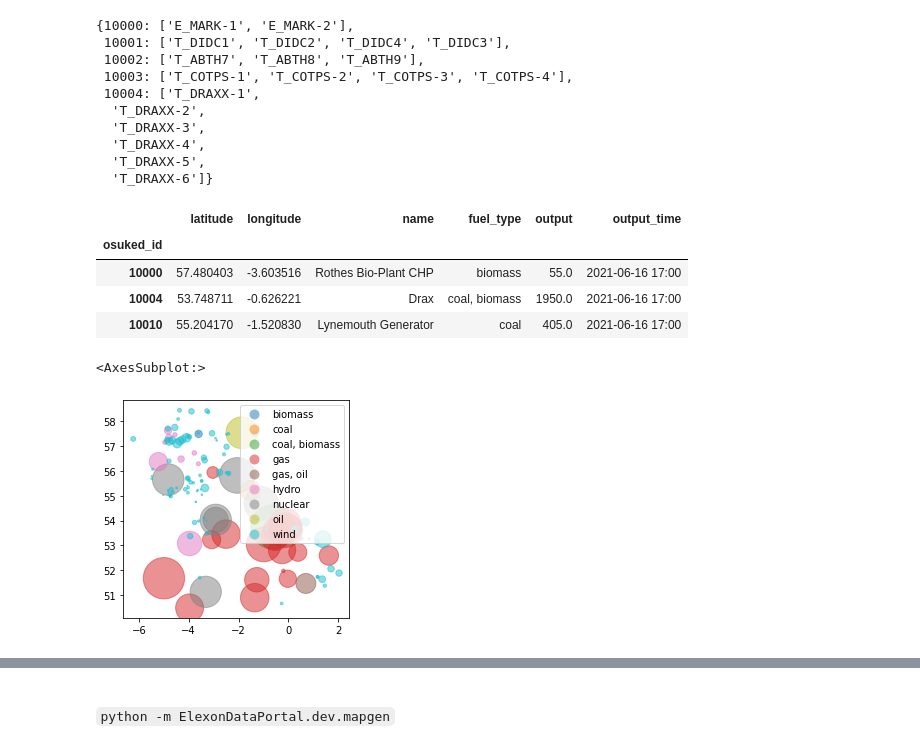
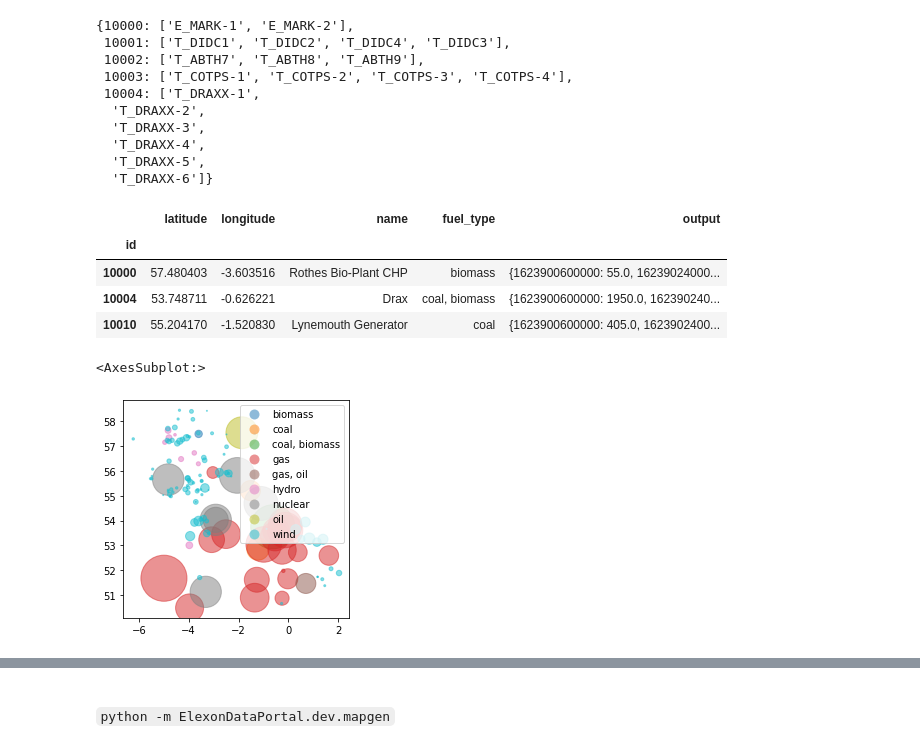
Before and after one commit to OSUKED/ElexonDataPortal, a Jupyter notebook: nbs/09-map-gen.ipynb, the cells around one changed output, grey strips where cells are left out. Cells and saved outputs as stored; diff of their text form; code cells hidden in the pictures.

```diff
--- a/nbs/09-map-gen.ipynb
+++ b/nbs/09-map-gen.ipynb
@@ -173,9 +175,24 @@ pct_output_coverage = df_PN.sum()[bmu_ids_with_metadata_and_output].sum()/df_PN.
 # print(f"{pct_site_coverage:.0%} of the sites have coverage, making up {pct_output_coverage:.0%} of the total power output. The following are missing:\n{', '.join(bmu_ids_without_metadata)}")
 # %%
 #exports
+def extract_PN_ts(df_PN, bmu_ids):
+    matching_output_bmu_ids = df_PN.columns.intersection(bmu_ids)
+    output_match = matching_output_bmu_ids.size > 0
+
+    if output_match == False:
+        return None
+
+    s_PN = df_PN[matching_output_bmu_ids].sum(axis=1).resample('30T').mean()
+    s_PN.index = (s_PN.index - pd.to_datetime(0, unit='s')).total_seconds().astype(int) * 1000
+
+    s_PN = s_PN.fillna(0)
+    s_PN[s_PN<0] = 0
+    PN_ts = s_PN.to_dict()
+
+    return PN_ts
+
 def construct_map_df(
-    s_PN,
-    most_recent_available_dt,
+    df_PN,
     osuked_id_to_bmu_ids,
     osuked_id_to_lat_lon,
     osuked_id_to_fuel_type,
@@ -186,32 +203,31 @@ def construct_map_df(
     for osuked_id, bmu_ids in osuked_id_to_bmu_ids.items():
         lat_lon_match = osuked_id in osuked_id_to_lat_lon.keys()
 
-        matching_output_bmu_ids = s_PN.index.intersection(bmu_ids)
-        output_match = matching_output_bmu_ids.size > 0
+        PN_ts = extract_PN_ts(df_PN, bmu_ids)
 
-        if lat_lon_match and output_match:
-            site_data = osuked_id_to_lat_lon[osuked_id]
-            site_data.update({'osuked_id': osuked_id})
-            site_data.update({'name': osuked_id_to_name[osuked_id]})
-            site_data.update({'fuel_type': osuked_id_to_fuel_type[osuked_id]})
-            site_data.update({'output': s_PN[matching_output_bmu_ids].sum()})
-            site_data.update({'output_time': most_recent_available_dt.strftime('%Y-%m-%d %H:%M')})
+        if lat_lon_match and PN_ts is not None:
+            if sum(PN_ts.values()) > 0:
+                site_data = osuked_id_to_lat_lon[osuked_id]
+                site_data.update({'id': osuked_id})
+                site_data.update({'name': osuked_id_to_name[osuked_id]})
+                site_data.update({'fuel_type': osuked_id_to_fuel_type[osuked_id]})
+                site_data.update({'output': PN_ts})
 
-            sites_data += [site_data]
+                sites_data += [site_data]
 
-    df_map = pd.DataFrame(sites_data).set_index('osuked_id').query('output>0')
+    df_map = pd.DataFrame(sites_data).set_index('id')
 
     return df_map
 # %%
-df_map = construct_map_df(s_PN, most_recent_available_dt, osuked_id_to_bmu_ids, osuked_id_to_lat_lon, osuked_id_to_fuel_type, osuked_id_to_name)
+df_map = construct_map_df(df_PN, osuked_id_to_bmu_ids, osuked_id_to_lat_lon, osuked_id_to_fuel_type, osuked_id_to_name)
 
 df_map.head(3)
 # %% [output]
-|  | latitude | longitude | name | fuel_type | output | output_time |
-| osuked_id |  |  |  |  |  |  |
-| 10000 | 57.480403 | -3.603516 | Rothes Bio-Plant CHP | biomass | 55.0 | 2021-06-16 17:00 |
-| 10004 | 53.748711 | -0.626221 | Drax | coal, biomass | 1950.0 | 2021-06-16 17:00 |
-| 10010 | 55.204170 | -1.520830 | Lynemouth Generator | coal | 405.0 | 2021-06-16 17:00 |
+|  | latitude | longitude | name | fuel_type | output |
+| id |  |  |  |  |  |
+| 10000 | 57.480403 | -3.603516 | Rothes Bio-Plant CHP | biomass | {1623900600000: 55.0, 16239024000... |
+| 10004 | 53.748711 | -0.626221 | Drax | coal, biomass | {1623900600000: 1950.0, 162390240... |
+| 10010 | 55.204170 | -1.520830 | Lynemouth Generator | coal | {1623900600000: 405.0, 1623902400... |
 # %%
 #exports
 def df_to_gdf(df, lat_col='latitude', lon_col='longitude'):
@@ -221,8 +237,9 @@ def df_to_gdf(df, lat_col='latitude', lon_col='longitude'):
     return gdf
 # %%
 gdf_map = df_to_gdf(df_map)
+gdf_map_latest = gdf_map.assign(output=gdf_map['output'].apply(lambda d: list(d.values())[-1]))
 
-gdf_map.plot(markersize='output', column='fuel_type', alpha=0.5, legend=True)
+gdf_map_latest.plot(markersize='output', column='fuel_type', alpha=0.5, legend=True)
 # %% [output]
 <AxesSubplot:>
-[figure, old version]
+[figure, new version]
```
Also changed, not shown: parts of 11 cells of this notebook, 8 other files.
